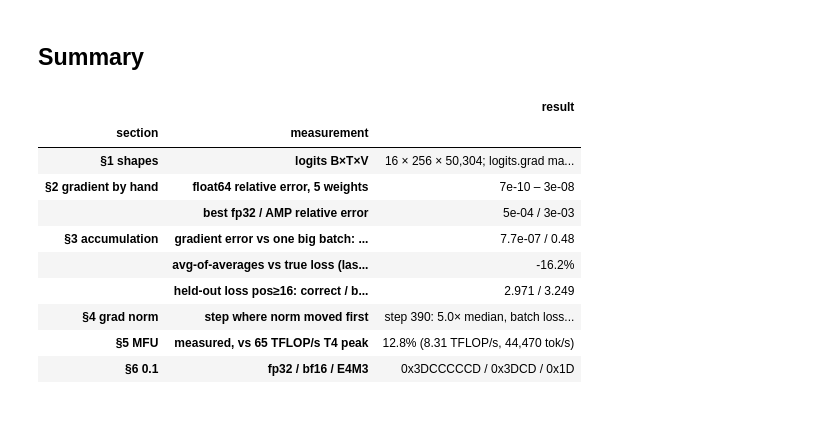
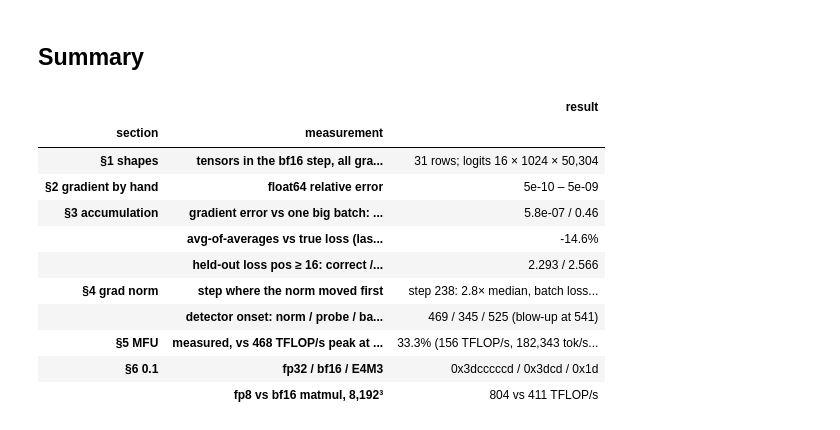
Before and after one commit to revantg/gpt2-training-loop, a Jupyter notebook: training_loop.ipynb, the cells around one changed output. Cells and saved outputs as stored; diff of their text form; code cells hidden in the pictures.

Commit message:
Blackwell rerun: 124M GPT-2, full-width tables, README matches executed notebook

```diff
--- a/training_loop.ipynb
+++ b/training_loop.ipynb
@@ -936,0 +86,18 @@ This notebook trained in fp16 (the T4 has no bf16 tensor cores), so GradScaler w
+# %%
+dev = 'cuda' if torch.cuda.is_available() else 'cpu'
+AMP = torch.bfloat16                           # bf16 autocast: same exponent range as fp32, so no loss scaler
+torch.backends.cuda.matmul.allow_tf32 = False  # "float32" below means real float32; §2 and §3 depend on it
+torch.backends.cudnn.allow_tf32 = False
+
+_props = torch.cuda.get_device_properties(0)
+_smi = subprocess.run(['nvidia-smi', '--query-gpu=clocks.max.sm,power.limit', '--format=csv,noheader,nounits'],
+                      capture_output=True, text=True).stdout.split(',')
+GPU = {
+    'name': _props.name,
+    'memory_gb': _props.total_memory / 1e9,
+    'sms': _props.multi_processor_count,
+    'max_sm_mhz': float(_smi[0]),
+    'power_limit_w': float(_smi[1]),
+}
+mo.md(f"**{GPU['name']}**: {GPU['sms']} SMs, {GPU['memory_gb']:.0f} GB, SM clock up to {GPU['max_sm_mhz']:.0f} MHz, "
+      f"{GPU['power_limit_w']:.0f} W power limit · PyTorch {torch.__version__}, autocast `{AMP}`")
@@ -937,27 +2046,35 @@ This notebook trained in fp16 (the T4 has no bf16 tensor cores), so GradScaler w
 # %% [markdown]
 ## Summary
 # %%
+_g, _b = grad_check
 summary = [
-    ('§1 shapes', 'logits B×T×V', f'16 × 256 × 50,304; logits.grad matches (softmax − onehot)/BT'),
-    ('§2 gradient by hand', 'float64 relative error, 5 weights', f'{min(r[-1] for r in out):.0e} – {max(r[-1] for r in out):.0e}'),
-    ('§2 gradient by hand', 'best fp32 / AMP relative error', ' / '.join(f'{e.min():.0e}' for e in curves.values())),
-    ('§3 accumulation', 'gradient error vs one big batch: correct / broken', f'{res[0][1]:.1e} / {res[1][1]:.2f}'),
-    ('§3 accumulation', 'avg-of-averages vs true loss (last 100 steps)', f'{gap[last].mean():+.1f}%'),
-    ('§3 accumulation', 'held-out loss pos≥16: correct / broken', f'{C["val_long"][-1]:.3f} / {Bk["val_long"][-1]:.3f}'),
-    ('§4 grad norm', 'step where norm moved first', f'step {S}: {G[S] / trailing_median(G, S):.1f}× median, batch loss z {trailing_z(Lb, S):+.2f}, probe +{P[S:S + 3].max() - P[S - 1]:.3f}'),
-    ('§5 MFU', 'measured, vs 65 TFLOP/s T4 peak', f'{100 * mfu:.1f}% ({flops_tok * tps / 1e12:.2f} TFLOP/s, {tps:,.0f} tok/s)'),
-    ('§6 0.1', 'fp32 / bf16 / E4M3', '0x3DCCCCCD / 0x3DCD / 0x1D'),
+    ('§1 shapes', 'tensors in the bf16 step, all grads = param shape', f'{len(shape_rows)} rows; logits {MAIN_B} × {MAIN_T} × {V:,}'),
+    ('§2 gradient by hand', 'float64 relative error',
+     f'{min(r[-1] for r in nudge_rows):.0e} – {max(r[-1] for r in nudge_rows):.0e}'),
+    ('§3 accumulation', 'gradient error vs one big batch: correct / broken', f'{_g[1]:.1e} / {_b[1]:.2f}'),
+    ('§3 accumulation', 'avg-of-averages vs true loss (last 100 steps)', f"{acc_stats['gap_last100']:+.1f}%"),
+    ('§3 accumulation', 'held-out loss pos ≥ 16: correct / broken', f"{good['val_long'][-1]:.3f} / {bad['val_long'][-1]:.3f}"),
+    ('§4 grad norm', 'step where the norm moved first',
+     f"step {spike}: {spike_stats['ratio']:.1f}× median, batch loss z {spike_stats['z']:+.2f}, "
+     f"probe +{spike_stats['probe_after'][:3].max() - spike_stats['probe_before']:.3f}"),
+    ('§4 grad norm', 'detector onset: norm / probe / batch loss',
+     ' / '.join(str(onsets[k]) for k in ('grad norm (log)', 'probe loss', 'batch loss')) + f' (blow-up at {blowup})'),
+    ('§5 MFU', f'measured, vs {PEAK / 1e12:.0f} TFLOP/s peak at {GPU["max_sm_mhz"]:.0f} MHz',
+     f'{100 * mfu:.1f}% ({flops_tok * tok_per_s / 1e12:.0f} TFLOP/s, {tok_per_s:,.0f} tok/s); best lever {best_lever_mfu:.1f}%'),
+    ('§6 0.1', 'fp32 / bf16 / E4M3', ' / '.join(r[2] for r in format_rows)),
+    ('§6 0.1', 'fp8 vs bf16 matmul, 8,192³', f"{FP8['fp8 E4M3 (per-tensor scale)'][0] / 1e12:.0f} vs {FP8['bf16'][0] / 1e12:.0f} TFLOP/s"),
 ]
-display(pd.DataFrame(summary, columns=['section', 'measurement', 'result']).set_index(['section', 'measurement']))
+mo.plain(pd.DataFrame(summary, columns=['section', 'measurement', 'result']).set_index(['section', 'measurement']))
 # %% [output]
 |  |  | result |
 | section | measurement |  |
-| §1 shapes | logits B×T×V | 16 × 256 × 50,304; logits.grad ma... |
-| §2 gradient by hand | float64 relative error, 5 weights | 7e-10 – 3e-08 |
-|  | best fp32 / AMP relative error | 5e-04 / 3e-03 |
-| §3 accumulation | gradient error vs one big batch: ... | 7.7e-07 / 0.48 |
-|  | avg-of-averages vs true loss (las... | -16.2% |
-|  | held-out loss pos≥16: correct / b... | 2.971 / 3.249 |
-| §4 grad norm | step where norm moved first | step 390: 5.0× median, batch loss... |
-| §5 MFU | measured, vs 65 TFLOP/s T4 peak | 12.8% (8.31 TFLOP/s, 44,470 tok/s) |
-| §6 0.1 | fp32 / bf16 / E4M3 | 0x3DCCCCCD / 0x3DCD / 0x1D |
+| §1 shapes | tensors in the bf16 step, all gra... | 31 rows; logits 16 × 1024 × 50,304 |
+| §2 gradient by hand | float64 relative error | 5e-10 – 5e-09 |
+| §3 accumulation | gradient error vs one big batch: ... | 5.8e-07 / 0.46 |
+|  | avg-of-averages vs true loss (las... | -14.6% |
+|  | held-out loss pos ≥ 16: correct /... | 2.293 / 2.566 |
+| §4 grad norm | step where the norm moved first | step 238: 2.8× median, batch loss... |
+|  | detector onset: norm / probe / ba... | 469 / 345 / 525 (blow-up at 541) |
+| §5 MFU | measured, vs 468 TFLOP/s peak at ... | 33.3% (156 TFLOP/s, 182,343 tok/s... |
+| §6 0.1 | fp32 / bf16 / E4M3 | 0x3dcccccd / 0x3dcd / 0x1d |
+|  | fp8 vs bf16 matmul, 8,192³ | 804 vs 411 TFLOP/s |
```
Also changed, not shown: parts of 94 cells of this notebook, 10 other files.
